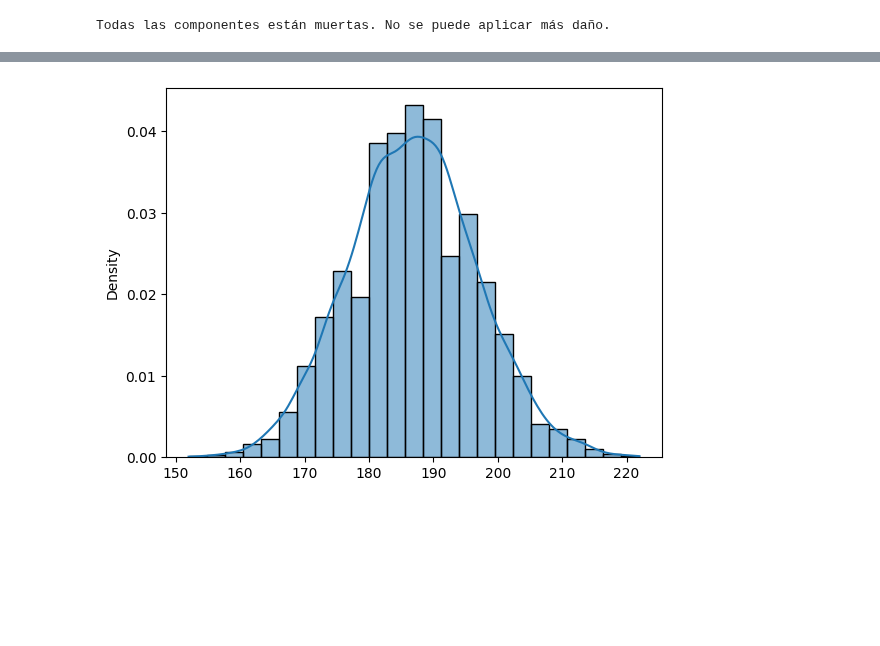
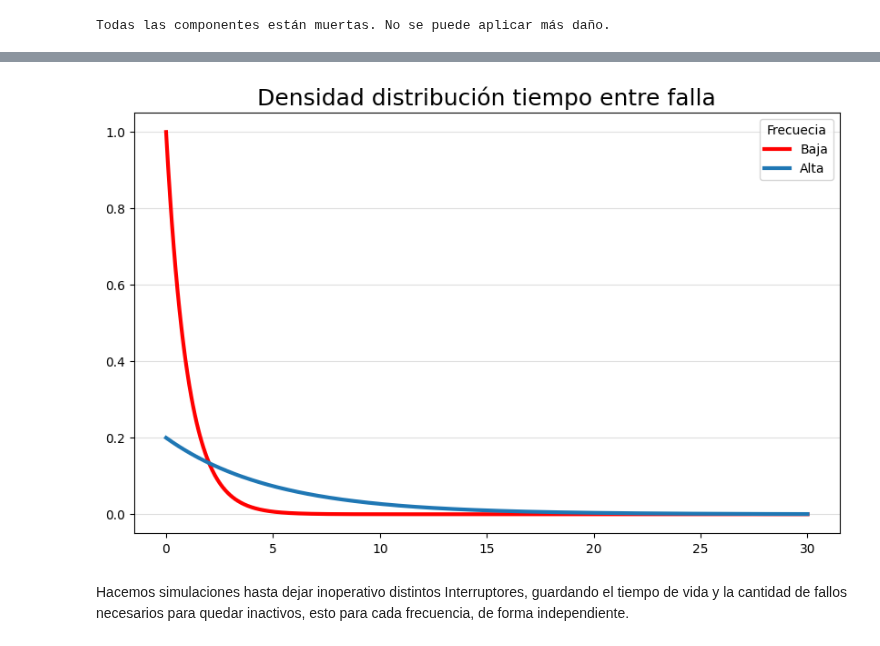
Before and after one commit to AlejandroVillazonG/MAT468, a Jupyter notebook: certamen/P4/p4.ipynb, the cells around one changed output, grey strips where cells are left out. Saved outputs shown, nothing was run; the diff lists cells and outputs as text; code cells hidden in the pictures; blank space fills up the shorter version.

```diff
--- a/certamen/P4/p4.ipynb
+++ b/certamen/P4/p4.ipynb
@@ -138,0 +137,18 @@ np.array(interruptor.dano_historial).sum()
+# %%
+f = lambda x, lamb: np.exp(- x / lamb) / lamb
+# %%
+x = np.linspace(0,30,1_000)
+
+lamb_alta = 5
+lamb_baja = 1
+
+plt.figure(figsize=(10,6))
+plt.plot(x, f(x, lamb_baja), lw=3, c='r', label='Baja')
+plt.plot(x, f(x, lamb_alta), lw=3, label='Alta')
+plt.legend(title='Frecuecia')
+plt.grid(axis='y', alpha=0.4)
+plt.title('Densidad distribución tiempo entre falla', size = 18);
+# %% [output]
+[figure, added]
+# %% [markdown]
+Hacemos simulaciones hasta dejar inoperativo distintos Interruptores, guardando el tiempo de vida y la cantidad de fallos necesarios para quedar inactivos, esto para cada frecuencia, de forma independiente.
@@ -150,4 +178,0 @@ for _ in range(10_000):
-# %%
-sns.histplot(cant_fallos, stat='density', bins=25, kde=True);
-# %% [output]
-[figure, removed]
```
Also changed, not shown: parts of 37 cells of this notebook, 6 other files.
